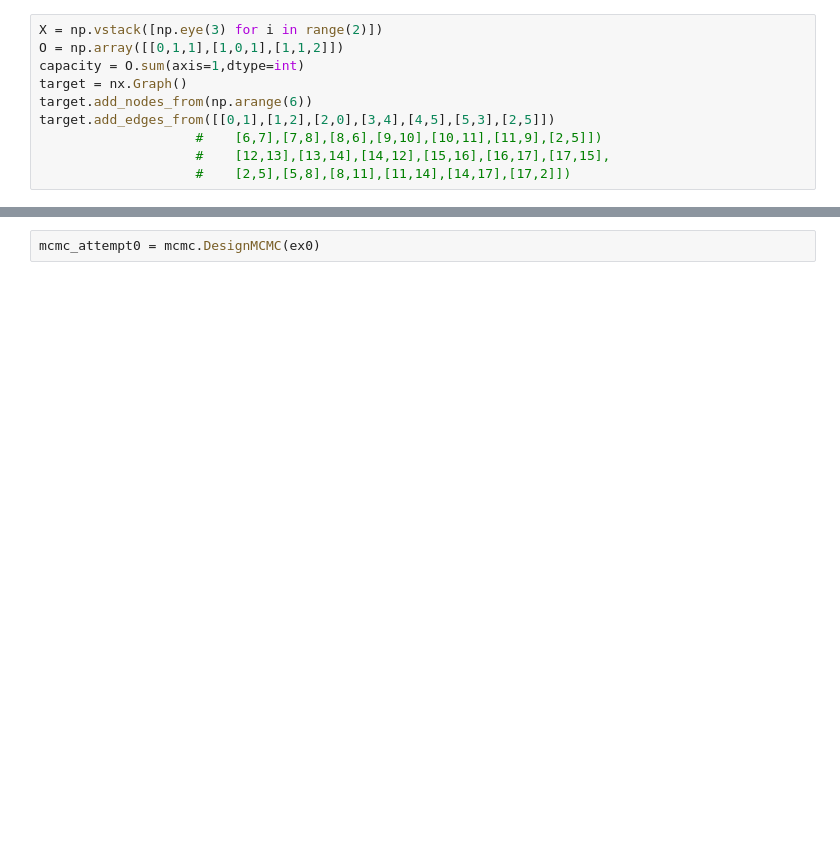
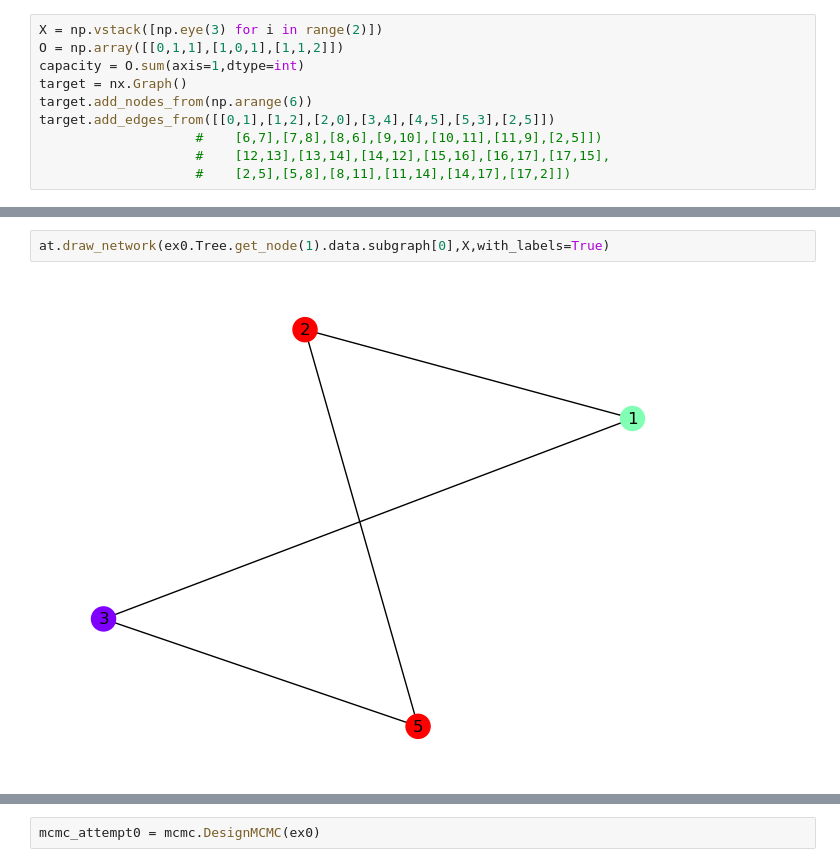
Before and after one commit to coryglover/NetDesign, a Jupyter notebook: notebooks/mcmc.ipynb, the cells around one changed output, grey strips where cells are left out. Cells and saved outputs as stored; diff of their text form; blank space fills up the shorter version.

```diff
--- a/notebooks/mcmc.ipynb
+++ b/notebooks/mcmc.ipynb
@@ -29,0 +79,4 @@ ex0 = mcmc.AssemblyTree(target, X, O, capacity)
+# %%
+at.draw_network(ex0.Tree.get_node(1).data.subgraph[0],X,with_labels=True)
+# %% [output]
+[figure, added]
```
Also changed, not shown: parts of 27 cells of this notebook, 6 other files.
